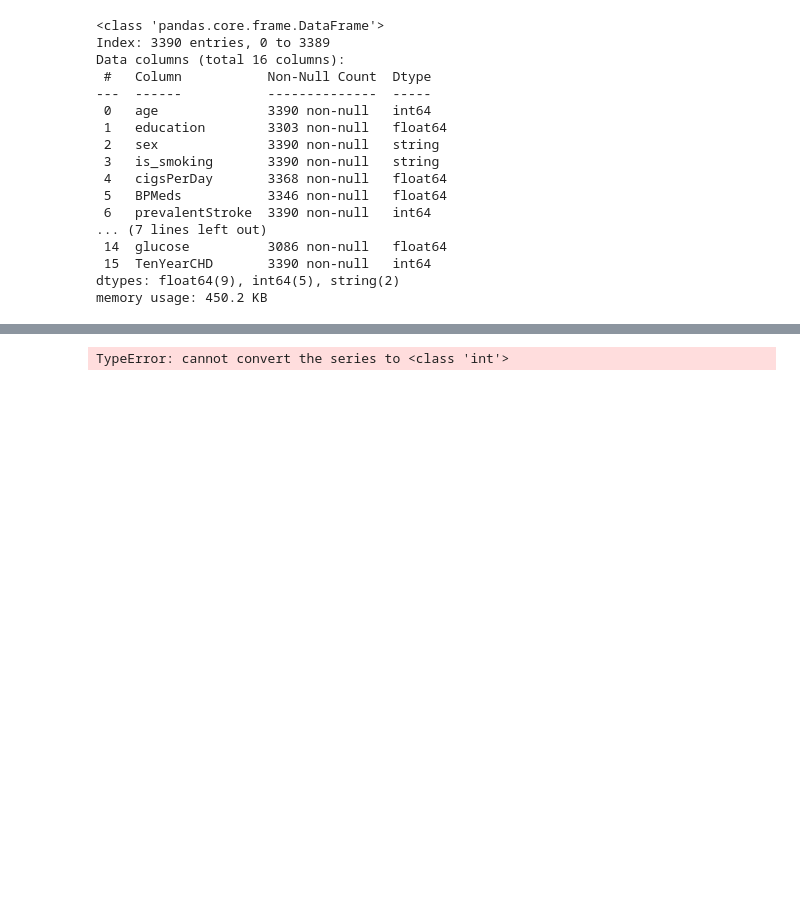
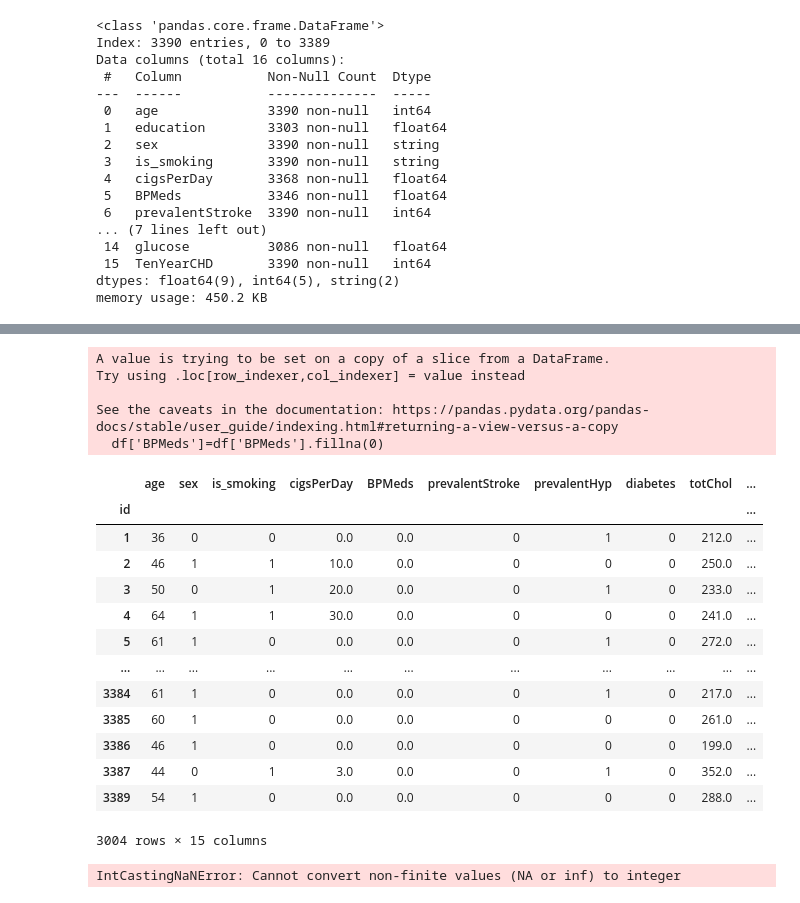
Before and after one commit to martingetzel/TPI-IA-2023, a Jupyter notebook: proyecto/NotebookBase.ipynb, the cells around one changed output, grey strips where cells are left out. Cells and saved outputs as stored; diff of their text form; code cells hidden in the pictures; blank space fills up the shorter version.

Commit message:
Data Preparation and Cleaning, modify readme

```diff
--- a/proyecto/NotebookBase.ipynb
+++ b/proyecto/NotebookBase.ipynb
@@ -130,5 +226,29 @@ df.head(5)
+# %%
+df['BPMeds']=df['BPMeds'].fillna(0)
+df
+# %% [output]
+A value is trying to be set on a copy of a slice from a DataFrame.
+Try using .loc[row_indexer,col_indexer] = value instead
+
+See the caveats in the documentation: https://pandas.pydata.org/pandas-docs/stable/user_guide/indexing.html#returning-a-view-versus-a-copy
+  df['BPMeds']=df['BPMeds'].fillna(0)
+|  | age | sex | is_smoking | cigsPerDay | BPMeds | prevalentStroke | prevalentHyp | diabetes | totChol | ... |
+| id |  |  |  |  |  |  |  |  |  | ... |
+| 1 | 36 | 0 | 0 | 0.0 | 0.0 | 0 | 1 | 0 | 212.0 | ... |
+| 2 | 46 | 1 | 1 | 10.0 | 0.0 | 0 | 0 | 0 | 250.0 | ... |
+| 3 | 50 | 0 | 1 | 20.0 | 0.0 | 0 | 1 | 0 | 233.0 | ... |
+| 4 | 64 | 1 | 1 | 30.0 | 0.0 | 0 | 0 | 0 | 241.0 | ... |
+| 5 | 61 | 1 | 0 | 0.0 | 0.0 | 0 | 1 | 0 | 272.0 | ... |
+| ... | ... | ... | ... | ... | ... | ... | ... | ... | ... | ... |
+| 3384 | 61 | 1 | 0 | 0.0 | 0.0 | 0 | 1 | 0 | 217.0 | ... |
+| 3385 | 60 | 1 | 0 | 0.0 | 0.0 | 0 | 0 | 0 | 261.0 | ... |
+| 3386 | 46 | 1 | 0 | 0.0 | 0.0 | 0 | 0 | 0 | 199.0 | ... |
+| 3387 | 44 | 0 | 1 | 3.0 | 0.0 | 0 | 1 | 0 | 352.0 | ... |
+| 3389 | 54 | 1 | 0 | 0.0 | 0.0 | 0 | 0 | 0 | 288.0 | ... |
+3004 rows × 15 columns
 # %%
-df['BPMeds'] = int(df['BPMeds']) #ARREGLAR, PASAR A 0 Y 1
-df.head(5)
+df['BPMeds'] = df['BPMeds'].astype(int) #ARREGLAR, PASAR A 0 Y 1
+# print(dtype(df['BPMeds']))
+# df.head(5)
 # %% [output]
-TypeError: cannot convert the series to <class 'int'>
+IntCastingNaNError: Cannot convert non-finite values (NA or inf) to integer
```
Also changed, not shown: parts of 17 cells of this notebook, 1 other file.
